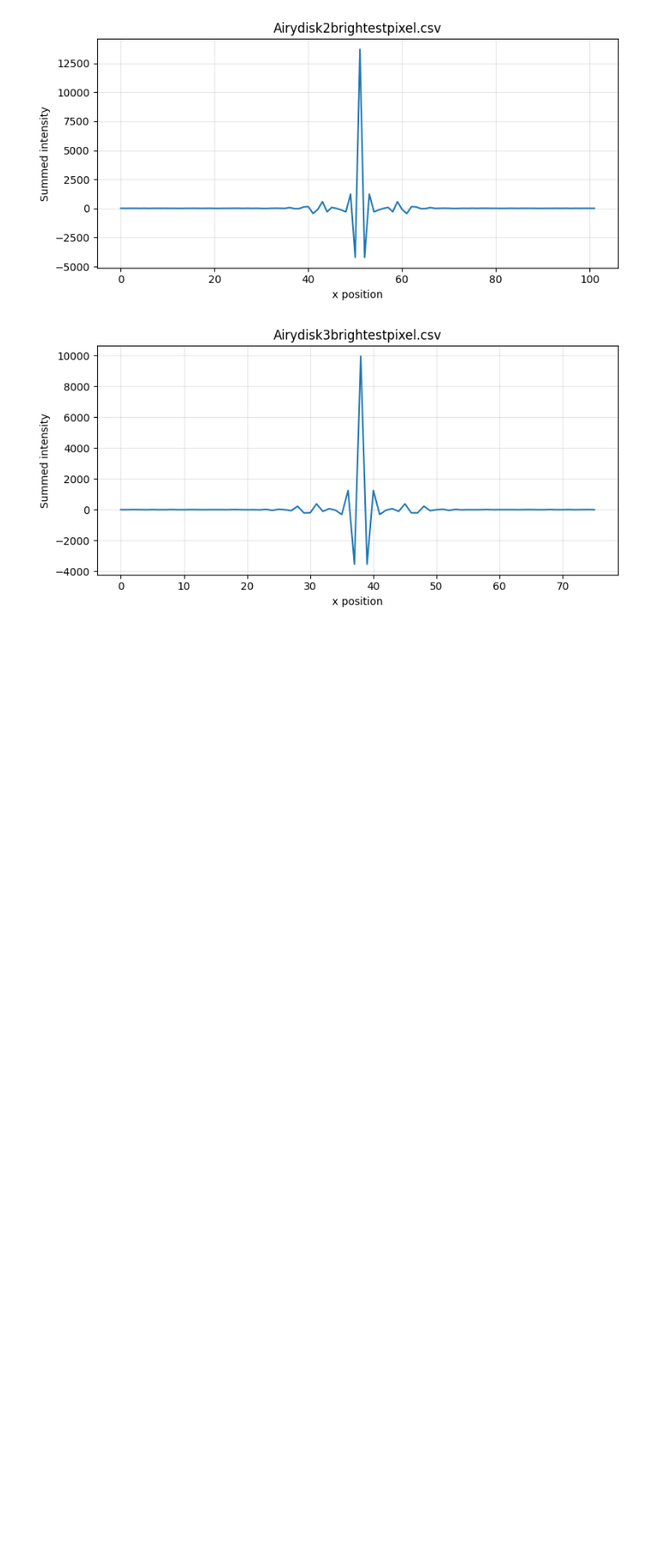
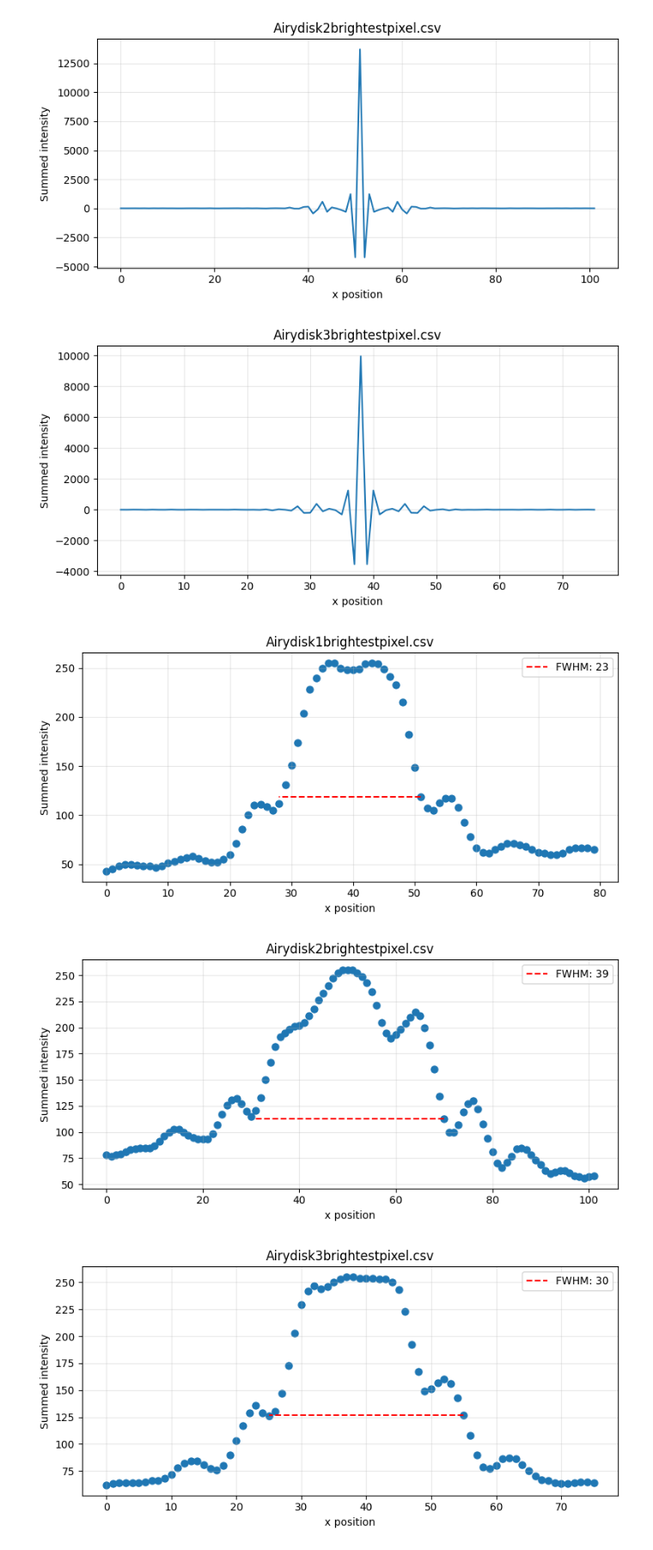
Before and after one commit to Eljameuter/PE3, a Jupyter notebook: Testing_image_processing.ipynb, the cells around one changed output. Shown at 86% size. Cells and saved outputs as stored; diff of their text form; code cells hidden in the pictures; blank space fills up the shorter version.

```diff
--- a/Testing_image_processing.ipynb
+++ b/Testing_image_processing.ipynb
@@ -157,4 +157,35 @@ plot(files,folder_path)
 [figure]
 [figure]
 # %%
-def intesity()
+def fwhm(files,folder_path):
+    for filename in files:
+       csv_path = os.path.join(folder_path, filename)
+       # Read CSV
+       df = pd.read_csv(csv_path)
+       y = df["intensity"].to_numpy()
+       x = df.index.to_numpy()
+       i = y.argmax()
+       h = y[i] / 2
+       l = np.where(y[:i] < h)[0][-1]
+       r = i+np.where(y[i:] < h)[0][0]
+       width =r-l
+       # Plot
+       plt.figure(figsize=(8,4))
+       plt.scatter(x,y, linewidth=1.5)
+       plt.hlines(y[r], r, l, linestyles="dashed", label=f"FWHM: {width}", color="red")
+       plt.title(filename)
+       plt.xlabel("x position")
+       plt.ylabel("Summed intensity")
+       plt.grid(True, alpha=0.3)
+       plt.legend()
+       plt.tight_layout()
+       plt.show()
+
+folder_path = "CSV_images"
+files = ["Airydisk1brightestpixel.csv", "Airydisk2brightestpixel.csv","Airydisk3brightestpixel.csv"]
+
+fwhm(files,folder_path)
+# %% [output]
+[figure, added]
+[figure, added]
+[figure, added]
```
Also changed, not shown: 3 other files.
